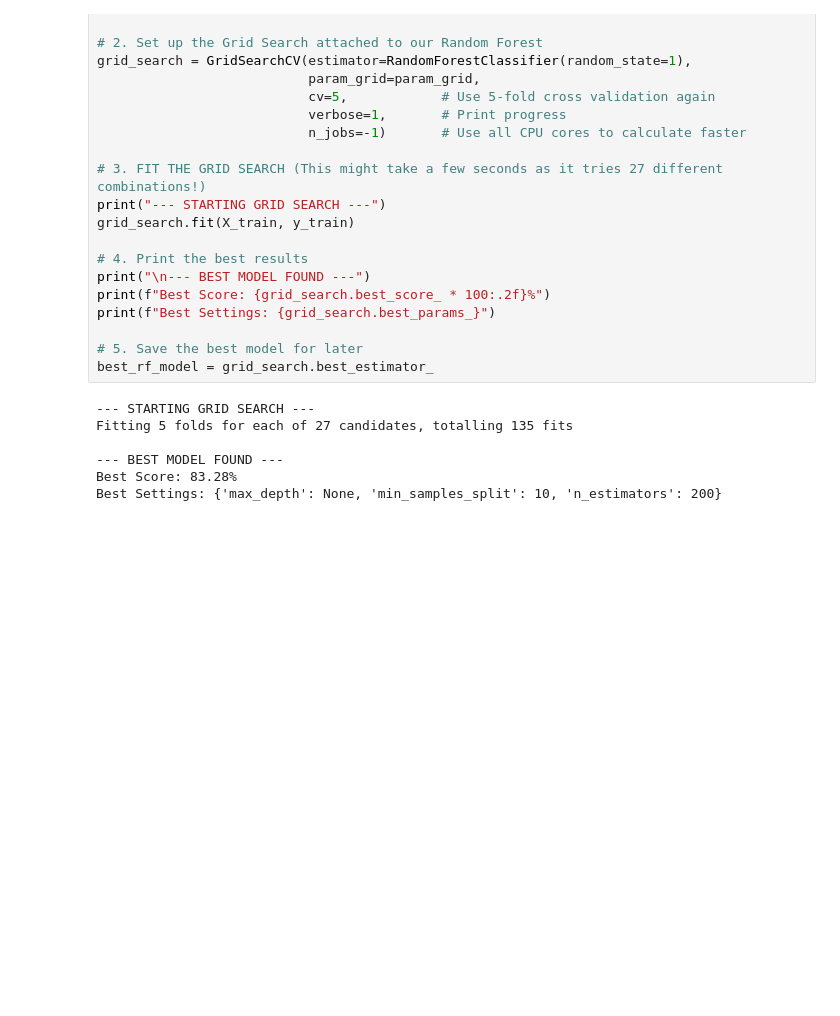
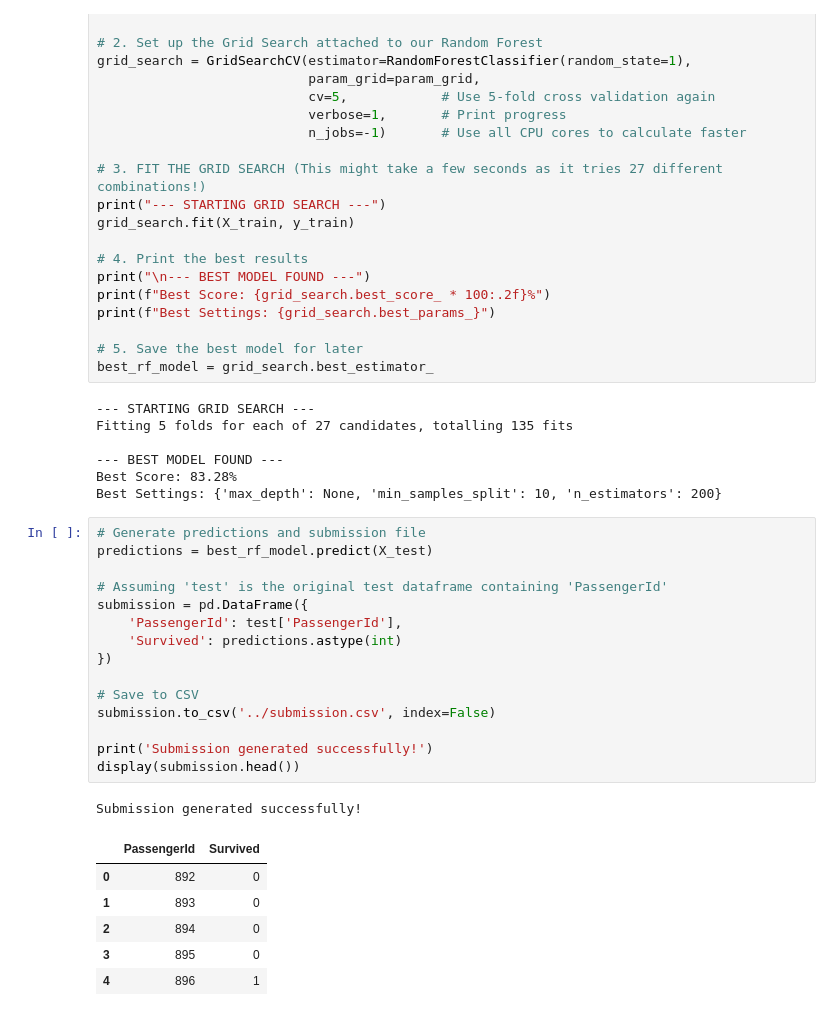
Before and after one commit to Tomlee-abila/kaggle-titanic, a Jupyter notebook: notebook/main.ipynb, the cells around one changed output. Saved outputs shown, nothing was run; the diff lists cells and outputs as text; blank space fills up the shorter version.

Commit message:
feat: Generate submission.csv and update notebook output.

```diff
--- a/notebook/main.ipynb
+++ b/notebook/main.ipynb
@@ -438,3 +438,26 @@ Fitting 5 folds for each of 27 candidates, totalling 135 fits
 --- BEST MODEL FOUND ---
 Best Score: 83.28%
 Best Settings: {'max_depth': None, 'min_samples_split': 10, 'n_estimators': 200}
+# %%
+# Generate predictions and submission file
+predictions = best_rf_model.predict(X_test)
+
+# Assuming 'test' is the original test dataframe containing 'PassengerId'
+submission = pd.DataFrame({
+    'PassengerId': test['PassengerId'],
+    'Survived': predictions.astype(int)
+})
+
+# Save to CSV
+submission.to_csv('../submission.csv', index=False)
+
+print('Submission generated successfully!')
+display(submission.head())
+# %% [output]
+Submission generated successfully!
+|  | PassengerId | Survived |
+| 0 | 892 | 0 |
+| 1 | 893 | 0 |
+| 2 | 894 | 0 |
+| 3 | 895 | 0 |
+| 4 | 896 | 1 |
```
Also changed, not shown: parts of 1 cell of this notebook, 1 other file.
